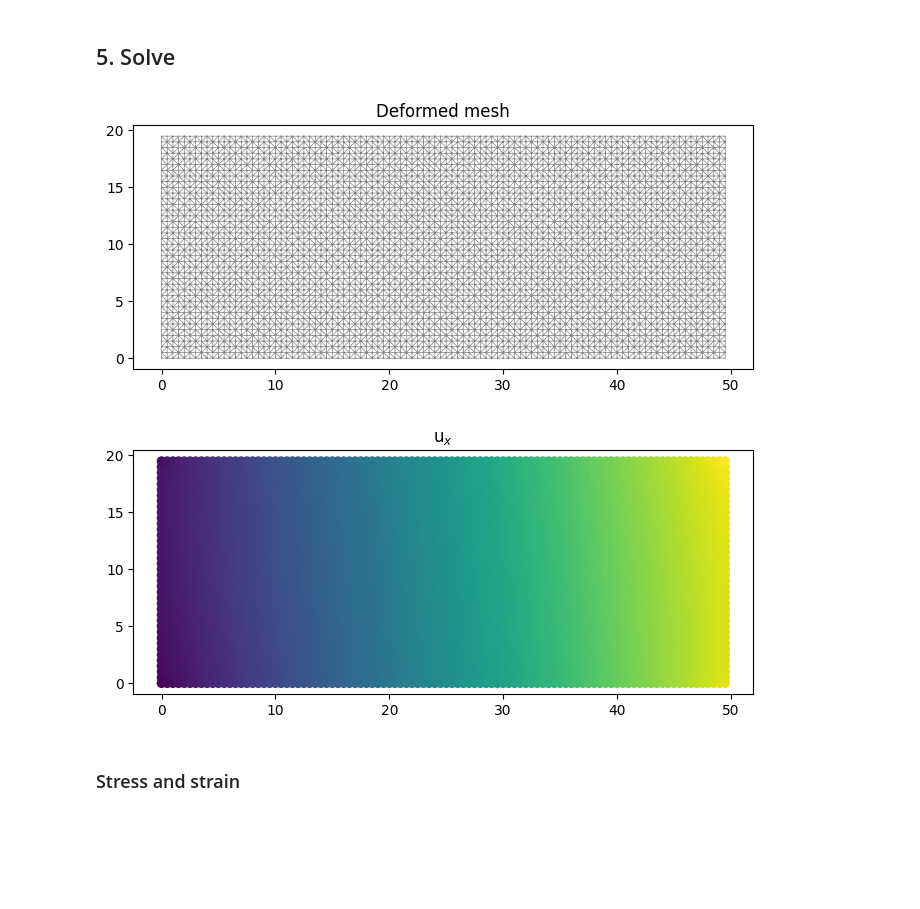
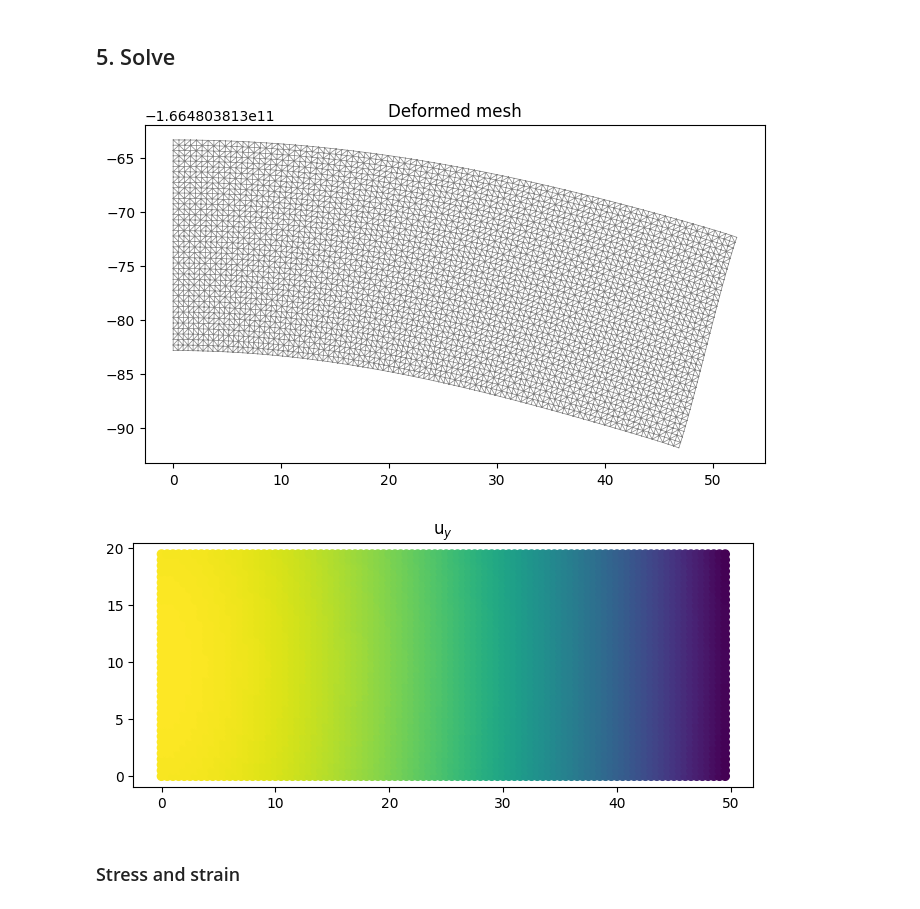
Before and after one commit to mark-hobbs/simplefea, a Jupyter notebook: 2d-plate-example.ipynb, the cells around one changed output. Cells and saved outputs as stored; diff of their text form; code cells hidden in the pictures; blank space fills up the shorter version.

```diff
--- a/2d-plate-example.ipynb
+++ b/2d-plate-example.ipynb
@@ -185,7 +185,7 @@ def build_boundary_conditions(particles, dx, n_div_x):
 
     return bc_flag, bc_unit_vector
 # %%
-flag, unit_vector = build_boundary_conditions(points, dx, n_div_x)
-magnitude = 1000
+flag, unit_vector = build_applied_forces(points, dx, n_div_x)
+
+magnitude = 1e6
 bc = fea.BoundaryConditions(flag, unit_vector, magnitude)
-print(max(bc.f), min(bc.f))
@@ -194,7 +194,18 @@ print(max(bc.f), min(bc.f))
+# %%
+def build_constraints(particles, dx):
+    bc_flag = np.zeros((len(particles), 2), dtype=np.intc)
+
+    for i, particle in enumerate(particles):
+        if particle[0] < dx:
+            bc_flag[i, 0] = 1
+
+    return bc_flag
+# %%
+constraints = build_constraints(points, dx)
 # %% [markdown]
 ## 4. Build the complete model
 # %%
-plate = fea.Model(mesh, bc)
+plate = fea.Model(mesh, bc, constraints)
 # %% [markdown]
 ### 4.1 Visualise the global stiffness matrix
 # %%
@@ -223,12 +224,12 @@ plate.plot_boundary_conditions()
 # %%
 plate.solve()
-plate.plot_solution(dsf=2)
+plate.plot_solution(dsf=1000)
 # %% [output]
-[figure, old version]
+[figure, new version]
 # %%
-plate.plot_u(0)
+plate.plot_u(1)
 # %% [output]
-[figure, old version]
+[figure, new version]
 # %% [markdown]
 ### Stress and strain
 # %%
```
Also changed, not shown: parts of 11 cells of this notebook, 1 other file.
